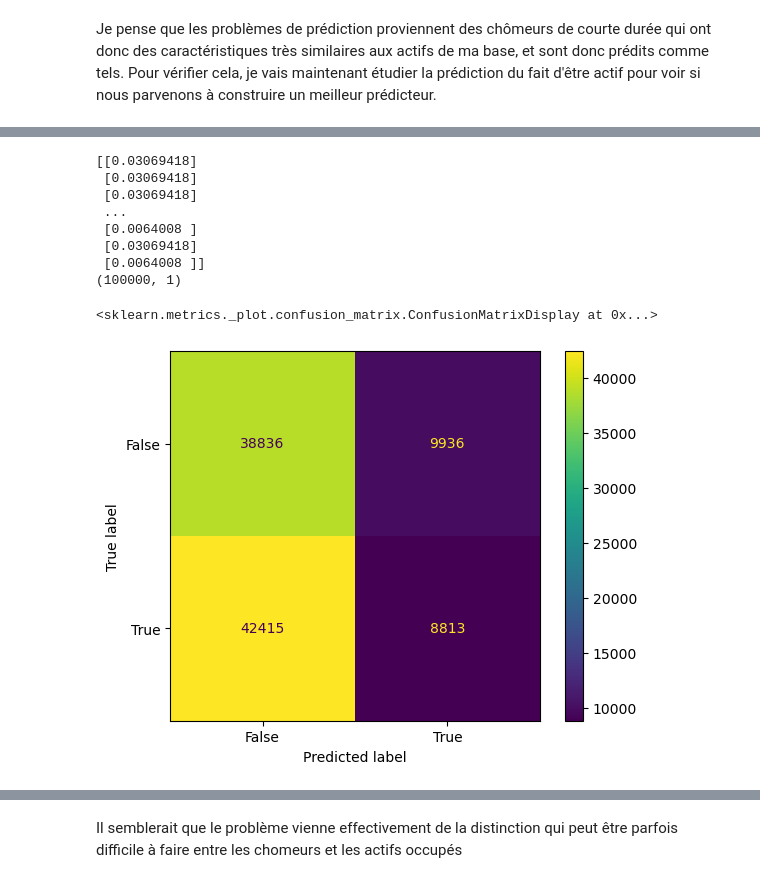
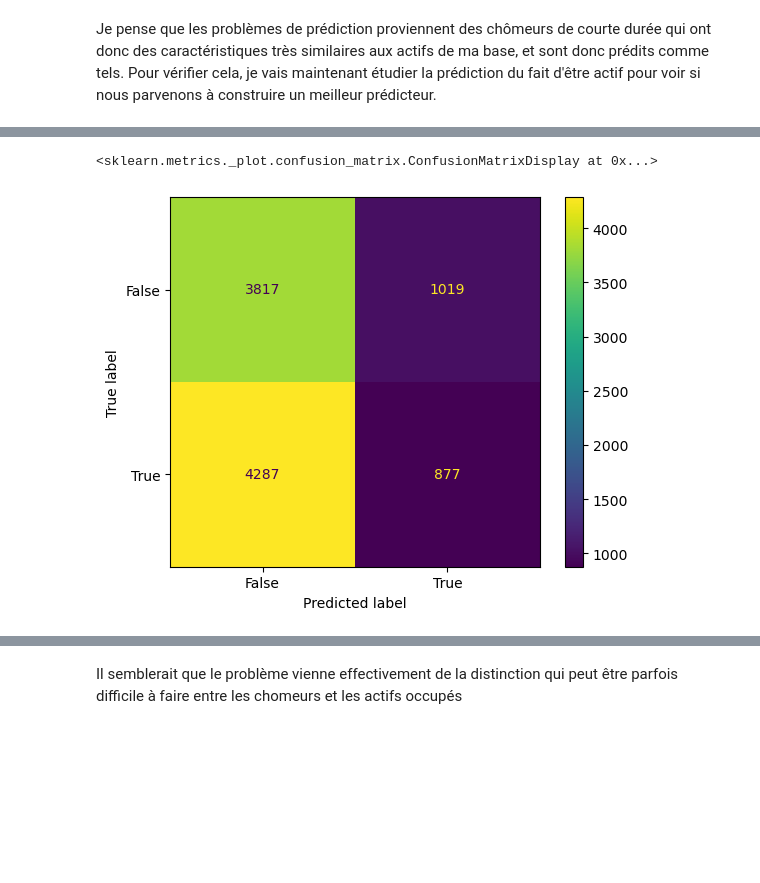
Before and after one commit to Alexis-Barrau/python_ensae, a Jupyter notebook: Scripts/Script first analysis.ipynb, the cells around one changed output, grey strips where cells are left out. Cells and saved outputs as stored; diff of their text form; code cells hidden in the pictures; blank space fills up the shorter version.

```diff
--- a/Scripts/Script first analysis.ipynb
+++ b/Scripts/Script first analysis.ipynb
@@ -103,7 +103,7 @@ print(EEC_2019.shape)
 # standardisation des variables explicatives ? Pas utile car que des dummies
 # (La standardisation permet une convergence plus rapide des algorithmes pour des variables réelles)
 
-EEC_2019_subsample = EEC_2019.sample(n=100000, random_state=3)
+EEC_2019_subsample = EEC_2019.sample(n=10000, random_state=3)
 # %% [output]
 ['ACTEU', 'ANNEE', 'TRIM', 'AGE3', 'AGE5', 'CATAU2010R', 'COURED', 'CSTOT', 'CSTOTR', 'CSTOTPRM', 'DIP11', 'ENFRED', 'METRODOM', 'NFRRED', 'SEXE', 'TYPMEN7']
 (416298, 16)
@@ -518,32 +496,21 @@ print(y_bis[:10])
 [False False  True False False False False False False False]
 # %%
-linear_pred_3 = clf.intercept_ + np.dot(X_bis[:, variables_indices], clf.coef_[:, variables_indices].T)
+linear_pred_3 = clf.intercept_ + np.dot(X[:, variables_indices], clf.coef_[:, variables_indices].T)
 y_pred_3 = 1 / (1 + np.exp(-linear_pred_3))
-
-threshold = 0.5
-y_pred_3_binary = (y_pred_3 > threshold).astype(int)
-print(y_pred_3_binary.shape)
-
+threshold = 0.5  # Adjust the threshold as needed
+y_pred_3_binary = (y_pred_3 > threshold).astype(bool).ravel()
 
 cm= confusion_matrix(y_bis,y_pred_3_binary)
 disp = ConfusionMatrixDisplay(
             confusion_matrix=cm,
             display_labels=clf.classes_
        )
 disp.plot()
 
-#Meme prédicteur ne fonctionne pas bien pour prédire actif/pas actif
+# Prédicteur de l'emploi ne fonctionne pas bien pour prédire actif/pas actif => logique
 # %% [output]
-[[0.03069418]
- [0.03069418]
- [0.03069418]
- ...
- [0.0064008 ]
- [0.03069418]
- [0.0064008 ]]
-(100000, 1)
+<sklearn.metrics._plot.confusion_matrix.ConfusionMatrixDisplay at 0x...>
-<sklearn.metrics._plot.confusion_matrix.ConfusionMatrixDisplay at 0x...>
-[figure, old version]
+[figure, new version]
 # %%
 from sklearn.linear_model import LassoCV
 from sklearn.feature_selection import SelectFromModel
```
Also changed, not shown: parts of 7 cells of this notebook.
